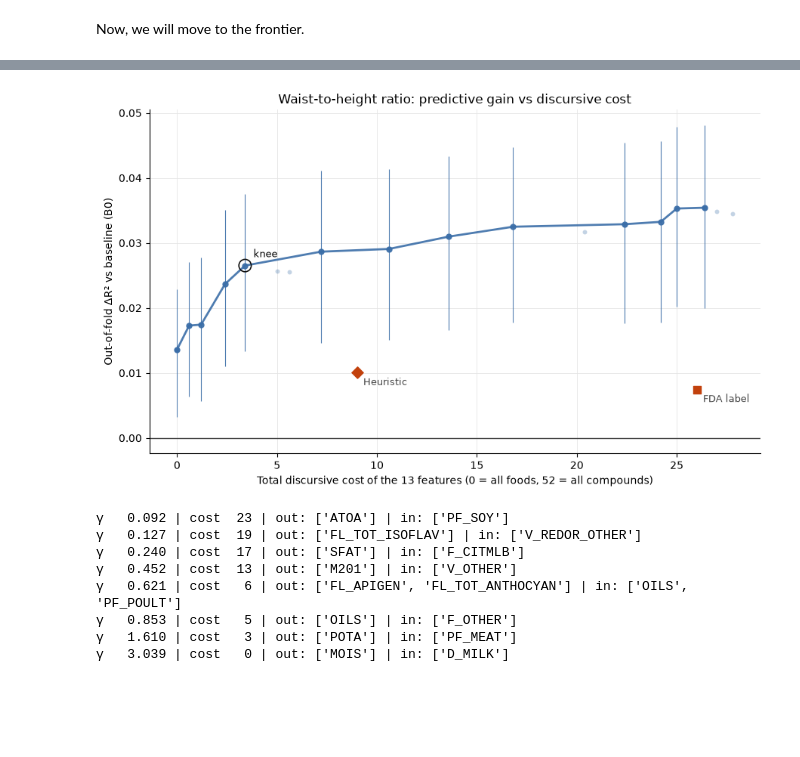
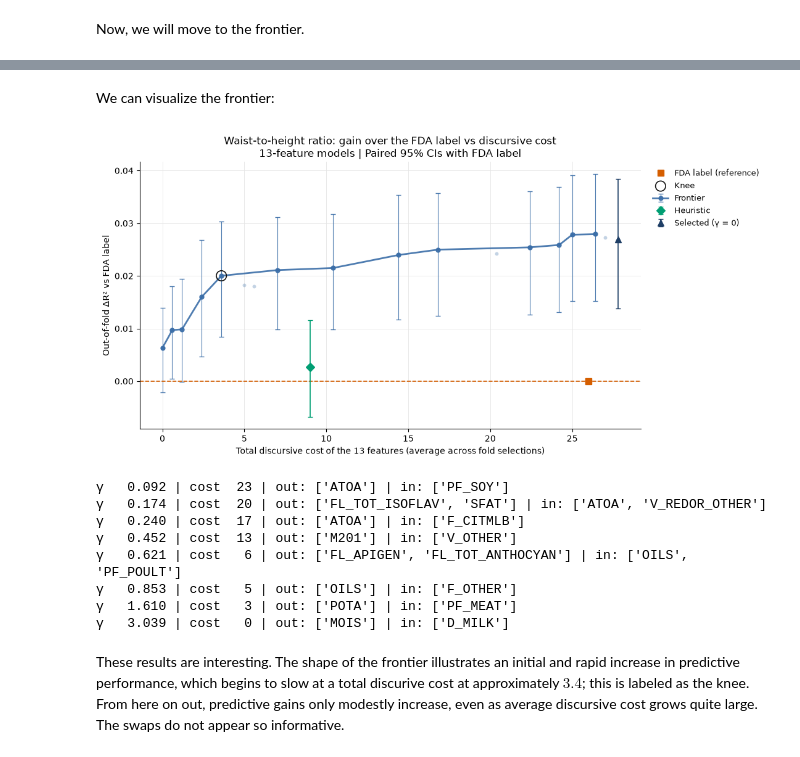
Before and after one commit to ajkrays/ModelingFP, a Jupyter notebook: modeling.ipynb, the cells around one changed output, grey strips where cells are left out. Drawn from its saved outputs; the diff is of its cells as text; code cells hidden in the pictures; blank space fills up the shorter version.

Commit message:
Most of modeling complete, need to add unsupervise part

```diff
--- a/modeling.ipynb
+++ b/modeling.ipynb
@@ -859,41 +1056,21 @@ gamma
+# %% [markdown]
+We can visualize the frontier:
 # %%
-fig, ax = plt.subplots(figsize=(9, 5.5))
-pts = front_w.sort_values("cost")
-fr = pts[pts["on_front"]]
-ax.scatter(pts["cost"], pts["dR2"], s=18, color="#3B6EA8", alpha=0.3, linewidths=0)
-ax.errorbar(fr["cost"], fr["dR2"], yerr=[fr["dR2"] - fr["lo"], fr["hi"] - fr["dR2"]],
-            color="#3B6EA8", linewidth=2, marker="o", markersize=5, elinewidth=0.8, capsize=0, alpha=0.9)
-for name, feats, marker in [("FDA label", LABEL, "s"), ("Heuristic", HEURISTIC, "D")]:
-    x, yv = cost[feats].sum(), refs_w.loc[name.split()[-1].capitalize() if name != "FDA label" else "Label", "dR2"]
-    ax.scatter(x, yv, s=60, color="#C2410C", marker=marker, zorder=3)
-    ax.annotate(name, (x, yv), xytext=(6, -12), textcoords="offset points", fontsize=9, color="#444444")
-ax.scatter(knee["cost"], knee["dR2"], s=140, facecolors="none", edgecolors="#111111", linewidths=1.2, zorder=4)
-ax.annotate("knee", (knee["cost"], knee["dR2"]), xytext=(8, 8), textcoords="offset points", fontsize=9)
-ax.axhline(0, color="#444444", linewidth=1)
-ax.set_xlabel("Total discursive cost of the 13 features (0 = all foods, 52 = all compounds)")
-ax.set_ylabel("Out-of-fold ΔR² vs baseline (B0)")
-ax.set_title("Waist-to-height ratio: predictive gain vs discursive cost")
-ax.grid(color="#E5E5E5", linewidth=0.6)
-ax.set_axisbelow(True)
-for side in ("top", "right"):
-    ax.spines[side].set_visible(False)
-fig.tight_layout()
-plt.show()
+# Plot the frontier with the label, heuristic and knee
+plot_frontier(yw, front_w, preds_w, fixed_w, "Label", knee,
+              "Waist-to-height ratio: gain over the FDA label vs discursive cost\n13-feature models | Paired 95% CIs with FDA label")
 
-sel = front_w.sort_values("cost", ascending=False)
-prev = None
-for g, row in sel.iterrows():
-    cur = set(row["features"])
-    if prev is not None and cur != prev:
-        print(f"γ {g:7.3f} | cost {row['full_cost']:>3} | out: {sorted(prev - cur)} | in: {sorted(cur - prev)}")
-    prev = cur
+# Show which features enter and leave as the complexity penalty rises
+print_swaps(front_w)
 # %% [output]
-[figure, old version]
+[figure, new version]
 γ   0.092 | cost  23 | out: ['ATOA'] | in: ['PF_SOY']
-γ   0.127 | cost  19 | out: ['FL_TOT_ISOFLAV'] | in: ['V_REDOR_OTHER']
-γ   0.240 | cost  17 | out: ['SFAT'] | in: ['F_CITMLB']
+γ   0.174 | cost  20 | out: ['FL_TOT_ISOFLAV', 'SFAT'] | in: ['ATOA', 'V_REDOR_OTHER']
+γ   0.240 | cost  17 | out: ['ATOA'] | in: ['F_CITMLB']
 γ   0.452 | cost  13 | out: ['M201'] | in: ['V_OTHER']
 γ   0.621 | cost   6 | out: ['FL_APIGEN', 'FL_TOT_ANTHOCYAN'] | in: ['OILS', 'PF_POULT']
 γ   0.853 | cost   5 | out: ['OILS'] | in: ['F_OTHER']
 γ   1.610 | cost   3 | out: ['POTA'] | in: ['PF_MEAT']
 γ   3.039 | cost   0 | out: ['MOIS'] | in: ['D_MILK']
+# %% [markdown]
+These results are interesting. The shape of the frontier illustrates an initial and rapid increase in predictive performance, which begins to slow at a total discurive cost at approximately $3.4$; this is labeled as the knee. From here on out, predictive gains only modestly increase, even as average discursive cost grows quite large. The swaps do not appear so informative.
```
Also changed, not shown: parts of 60 cells of this notebook.
